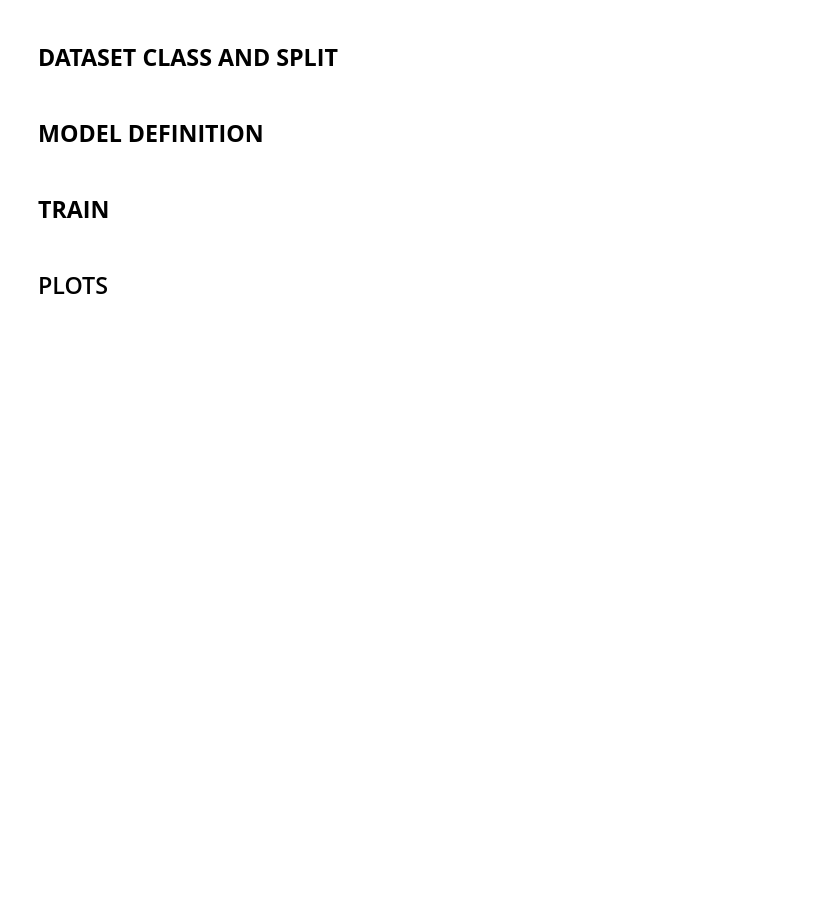
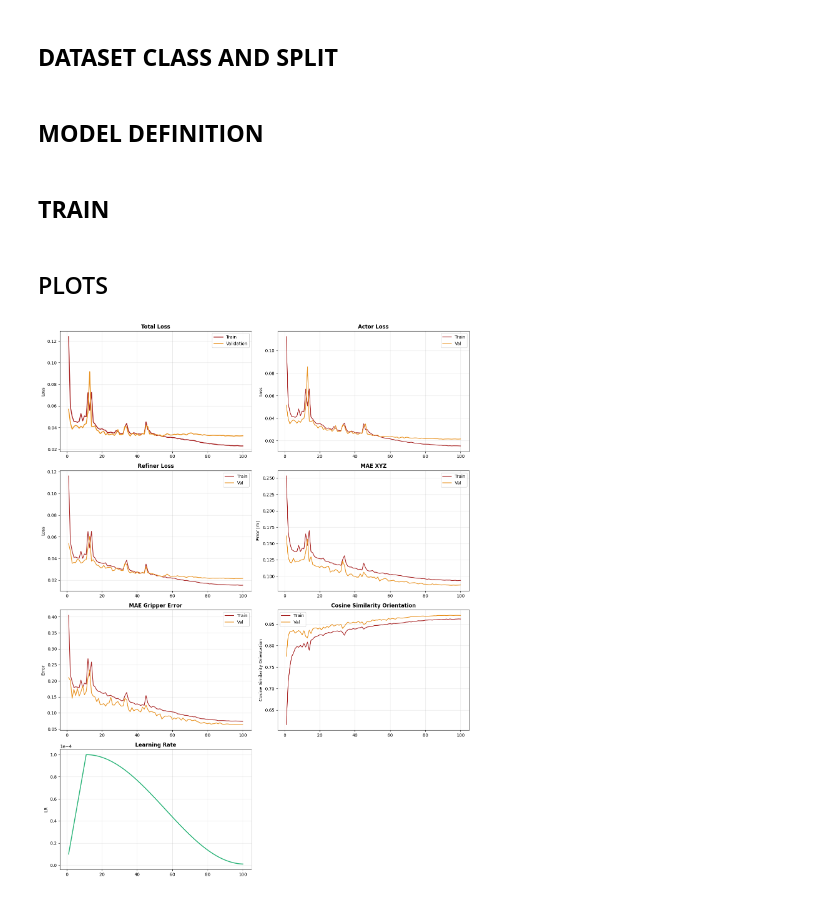
Before and after one commit to cybernetic-m/action_jepa, a Jupyter notebook: training_policy.ipynb, the cells around one changed output. Saved outputs shown, nothing was run; the diff lists cells and outputs as text; code cells hidden in the pictures; blank space fills up the shorter version.

```diff
--- a/training_policy.ipynb
+++ b/training_policy.ipynb
@@ -199,7 +198,7 @@ import os
 import pandas as pd
 import matplotlib.pyplot as plt
 
-#training_dir_path = "./results/2026_05_09__11_57"
+training_dir_path = "./results/policy/2026_05_13__09_57"
 metrics_path = os.path.join(training_dir_path, 'metrics.csv')
 
 df = pd.read_csv(metrics_path)
@@ -237,30 +236,32 @@ axes[3].plot(df['Epoch'], df['mae_xyz_val'], label='Val', color=c_val)
 axes[3].set_title('MAE XYZ', fontweight='bold')
 axes[3].set_ylabel('Error [m]')
 axes[3].grid(True, alpha=0.3)
 axes[3].legend()
 
 axes[4].plot(df['Epoch'], df['mae_gripper_train'], label='Train', color=c_train)
 axes[4].plot(df['Epoch'], df['mae_gripper_val'], label='Val', color=c_val)
 axes[4].set_title('MAE Gripper Error', fontweight='bold')
 axes[4].set_ylabel('Error')
 axes[4].grid(True, alpha=0.3)
 axes[4].legend()
 
 axes[5].plot(df['Epoch'], df['cosim_ori_train'], label='Train', color=c_train)
 axes[5].plot(df['Epoch'], df['cosim_ori_val'], label='Val', color=c_val)
 axes[5].set_title('Cosine Similarity Orientation', fontweight='bold')
 axes[5].set_ylabel('Cosine Similarity Orientation')
 axes[5].grid(True, alpha=0.3)
 axes[5].legend()
 
 axes[6].plot(df['Epoch'], df['lr_train'], color="#28b377", linewidth=2)
 axes[6].set_title('Learning Rate', fontweight='bold')
 axes[6].set_ylabel('LR')
 axes[6].grid(True, alpha=0.3)
 axes[6].ticklabel_format(style='sci', axis='y', scilimits=(0,0))
 
 fig.delaxes(axes[7])
 
 plt.tight_layout()
 plt.savefig(os.path.join(training_dir_path,'plots.png'), dpi=300)
 plt.show()
+# %% [output]
+[figure, added]
```
Also changed, not shown: parts of 1 cell of this notebook, 3 other files.
